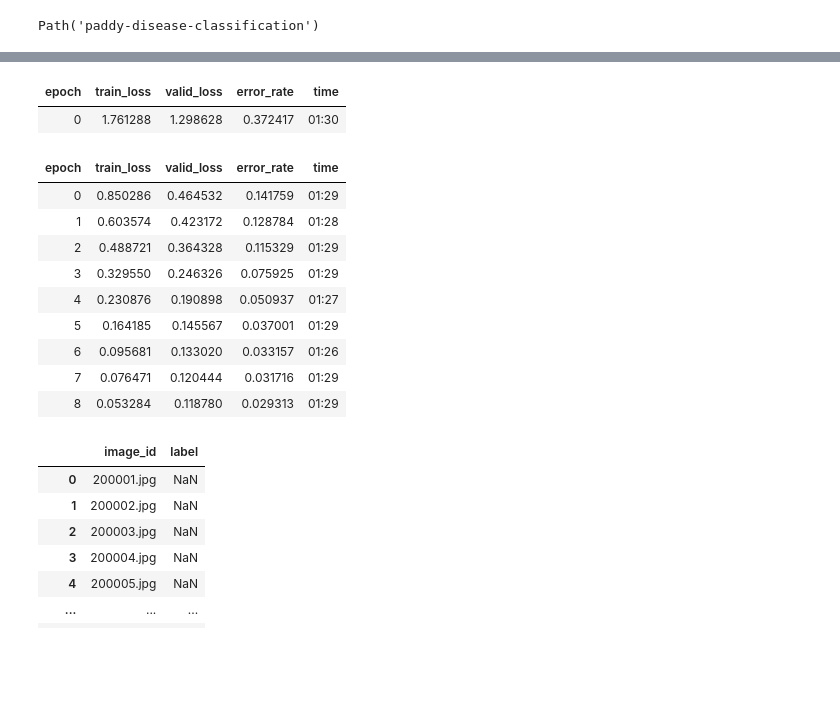
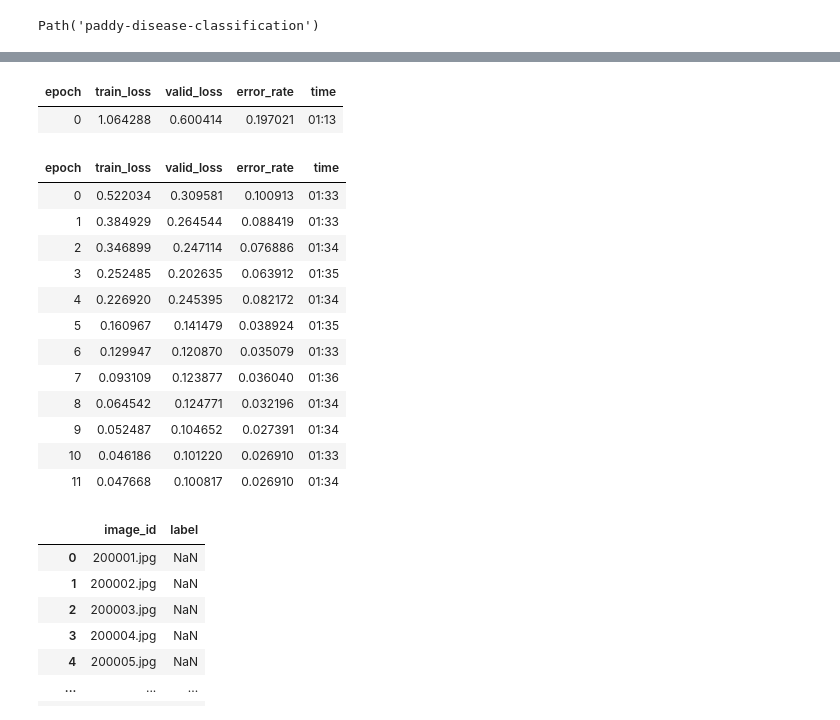
Before and after one commit to tonytarizzo/paddyRiceCompetition, a Jupyter notebook: paddyCompetition.ipynb, the cells around one changed output, grey strips where cells are left out. Cells and saved outputs as stored; diff of their text form; code cells hidden in the pictures; blank space fills up the shorter version.

```diff
--- a/paddyCompetition.ipynb
+++ b/paddyCompetition.ipynb
@@ -89,7 +79,7 @@ parallel(rotate_and_save, incorrect_size_files, n_workers=8)
 # %%
 dls = ImageDataLoaders.from_folder(trn_path, valid_pct=0.2, seed=42,
-    item_tfms=Resize(480, method='squish'),
-    batch_tfms=aug_transforms(size=224, min_scale=0.75))
-#bs=16
+                                   #item_tfms=Resize((320,240)),
+                                   batch_tfms=aug_transforms(size=224, min_scale=0.75))
+
 dls.show_batch(max_n=6)
 # %% [output]
@@ -97,6 +87,6 @@ dls.show_batch(max_n=6)
 # %%
-learn = vision_learner(dls, 'resnet26d', metrics=error_rate, path='.').to_fp16()
-#resnet26dconvnext_tiny
+learn = vision_learner(dls, 'convnext_small_in22k', metrics=error_rate, path='.').to_fp16()
+#resnet26d#convnext_tiny#convnext_tiny_in22k
 # %%
 learn.lr_find(suggest_funcs=(valley, slide))
 # %% [output]
@@ -106,18 +96,21 @@ SuggestedLRs(valley=0.0006918309954926372, slide=0.0063095735386013985)
 # %%
-learn.fine_tune(9, 0.03)
+learn.fine_tune(12, 0.007)
 # %% [output]
 | epoch | train_loss | valid_loss | error_rate | time |
-| 0 | 1.761288 | 1.298628 | 0.372417 | 01:30 |
+| 0 | 1.064288 | 0.600414 | 0.197021 | 01:13 |
 | epoch | train_loss | valid_loss | error_rate | time |
-| 0 | 0.850286 | 0.464532 | 0.141759 | 01:29 |
-| 1 | 0.603574 | 0.423172 | 0.128784 | 01:28 |
-| 2 | 0.488721 | 0.364328 | 0.115329 | 01:29 |
-| 3 | 0.329550 | 0.246326 | 0.075925 | 01:29 |
-| 4 | 0.230876 | 0.190898 | 0.050937 | 01:27 |
-| 5 | 0.164185 | 0.145567 | 0.037001 | 01:29 |
-| 6 | 0.095681 | 0.133020 | 0.033157 | 01:26 |
-| 7 | 0.076471 | 0.120444 | 0.031716 | 01:29 |
-| 8 | 0.053284 | 0.118780 | 0.029313 | 01:29 |
+| 0 | 0.522034 | 0.309581 | 0.100913 | 01:33 |
+| 1 | 0.384929 | 0.264544 | 0.088419 | 01:33 |
+| 2 | 0.346899 | 0.247114 | 0.076886 | 01:34 |
+| 3 | 0.252485 | 0.202635 | 0.063912 | 01:35 |
+| 4 | 0.226920 | 0.245395 | 0.082172 | 01:34 |
+| 5 | 0.160967 | 0.141479 | 0.038924 | 01:35 |
+| 6 | 0.129947 | 0.120870 | 0.035079 | 01:33 |
+| 7 | 0.093109 | 0.123877 | 0.036040 | 01:36 |
+| 8 | 0.064542 | 0.124771 | 0.032196 | 01:34 |
+| 9 | 0.052487 | 0.104652 | 0.027391 | 01:34 |
+| 10 | 0.046186 | 0.101220 | 0.026910 | 01:33 |
+| 11 | 0.047668 | 0.100817 | 0.026910 | 01:34 |
 # %%
 ss = pd.read_csv(path/'sample_submission.csv')
 ss
```
Also changed, not shown: parts of 10 cells of this notebook.
